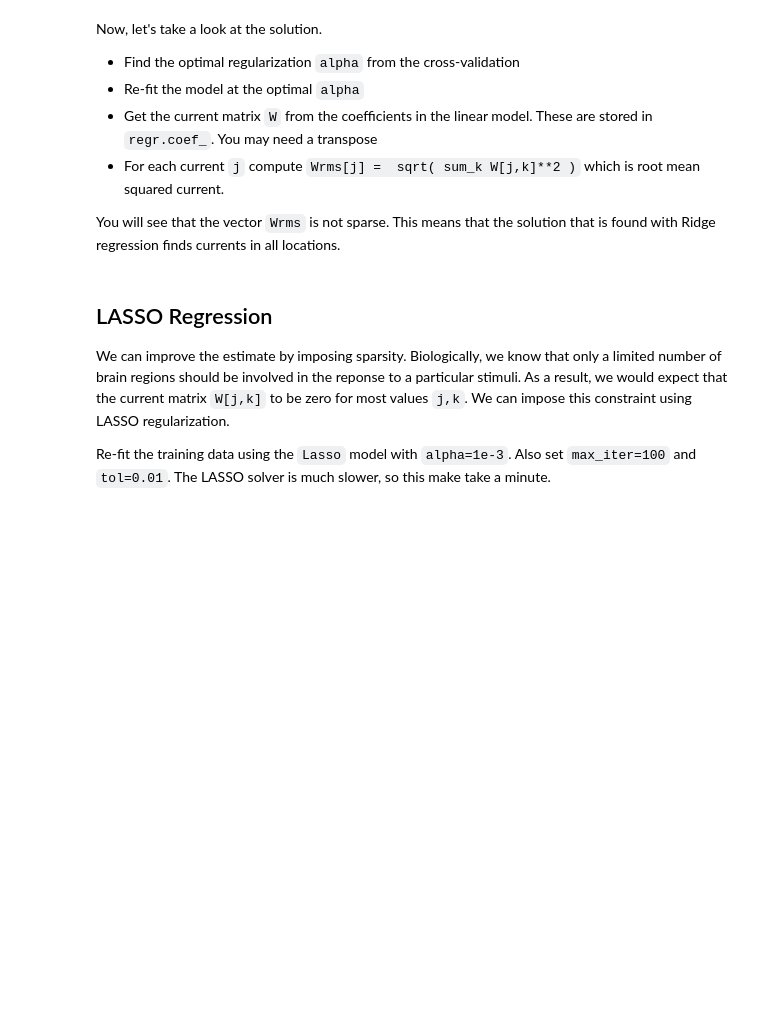
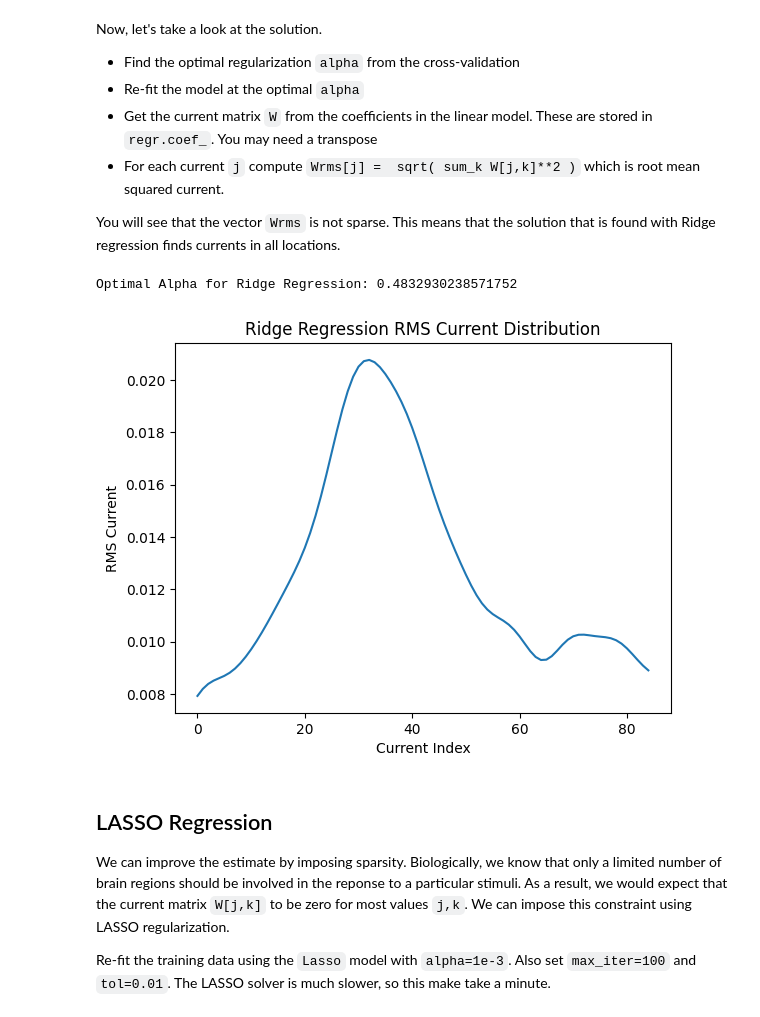
Before and after one commit to manovay/msml, a Jupyter notebook: unit05_lasso/lab_eeg_partial.ipynb, the cells around one changed output. Cells and saved outputs as stored; diff of their text form; code cells hidden in the pictures; blank space fills up the shorter version.

```diff
--- a/unit05_lasso/lab_eeg_partial.ipynb
+++ b/unit05_lasso/lab_eeg_partial.ipynb
@@ -123,3 +161,22 @@ You will see that the vector `Wrms` is not sparse.  This means that the solution
+# %%
+optimal_alpha_ridge = alpha_values[np.argmax(rsq_ts_values)]
+print("Optimal Alpha for Ridge Regression:", optimal_alpha_ridge)
+
+regr_optimal_ridge = Ridge(alpha=optimal_alpha_ridge)
+regr_optimal_ridge.fit(Xtr, Ytr)
+
+W_ridge = regr_optimal_ridge.coef_
+Wrms_ridge = np.sqrt(np.mean(W_ridge**2, axis=1))
+
+plt.figure()
+plt.plot(Wrms_ridge)
+plt.xlabel('Current Index')
+plt.ylabel('RMS Current')
+plt.title('Ridge Regression RMS Current Distribution')
+plt.show()
+# %% [output]
+Optimal Alpha for Ridge Regression: 0.4832930238571752
+[figure, added]
 # %% [markdown]
 ## LASSO Regression
 
```
Also changed, not shown: parts of 25 cells of this notebook.
